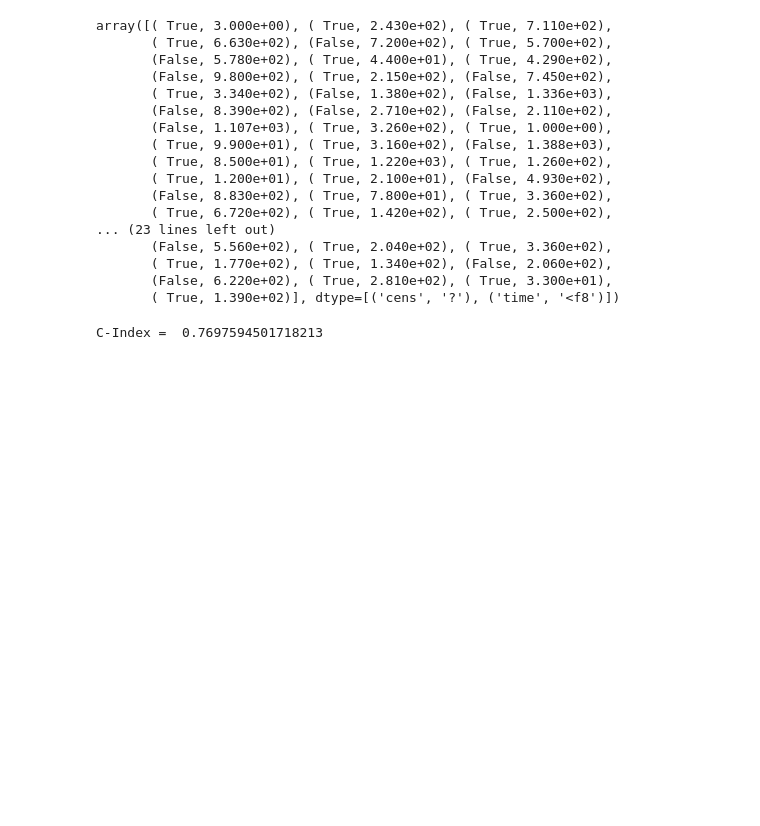
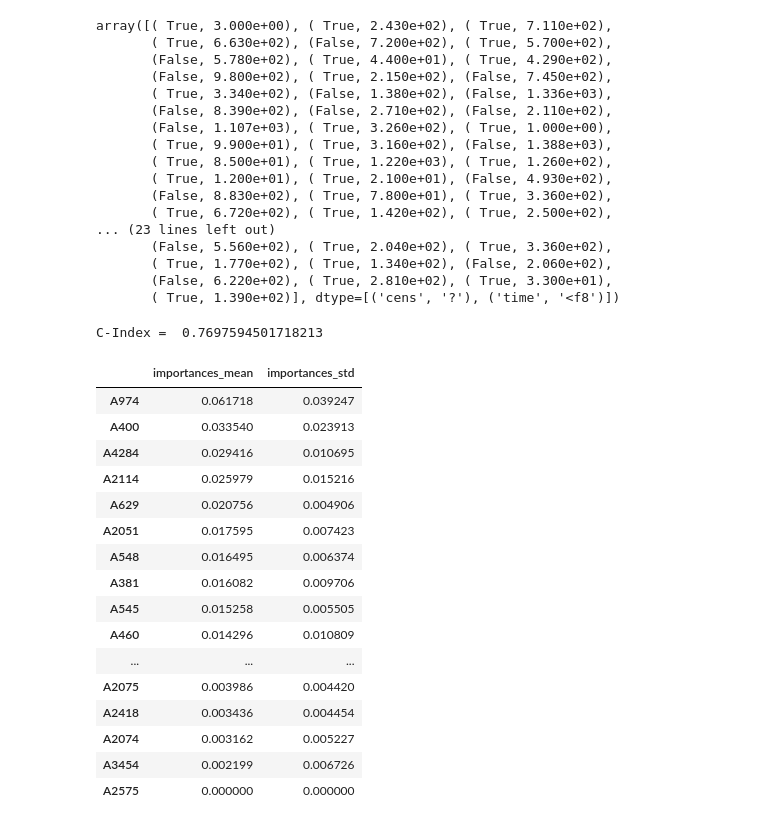
Before and after one commit to utihamartiwi/Mapper-for-high-dimensiona-survival-analysis, a Jupyter notebook: Mapper_Survival_AML.ipynb, the cells around one changed output. Cells and saved outputs as stored; diff of their text form; code cells hidden in the pictures; blank space fills up the shorter version.

```diff
--- a/Mapper_Survival_AML.ipynb
+++ b/Mapper_Survival_AML.ipynb
@@ -441,3 +443,29 @@ c_rsf1 = rsf_aml1.score(X_test, Y_test)
 print("C-Index = ", c_rsf1)
 # %% [output]
 C-Index =  0.7697594501718213
+# %%
+result = permutation_importance(rsf_aml1, X_test, Y_test, n_repeats=25, random_state=6)
+df_result = pd.DataFrame({k: result[k] for k in (
+            "importances_mean",
+            "importances_std",)},
+    index=X_test.columns,).sort_values(by="importances_mean", ascending=False)
+
+df_result
+# %% [output]
+|  | importances_mean | importances_std |
+| A974 | 0.061718 | 0.039247 |
+| A400 | 0.033540 | 0.023913 |
+| A4284 | 0.029416 | 0.010695 |
+| A2114 | 0.025979 | 0.015216 |
+| A629 | 0.020756 | 0.004906 |
+| A2051 | 0.017595 | 0.007423 |
+| A548 | 0.016495 | 0.006374 |
+| A381 | 0.016082 | 0.009706 |
+| A545 | 0.015258 | 0.005505 |
+| A460 | 0.014296 | 0.010809 |
+| ... | ... | ... |
+| A2075 | 0.003986 | 0.004420 |
+| A2418 | 0.003436 | 0.004454 |
+| A2074 | 0.003162 | 0.005227 |
+| A3454 | 0.002199 | 0.006726 |
+| A2575 | 0.000000 | 0.000000 |
```
Also changed, not shown: parts of 8 cells of this notebook, 2 other files.
